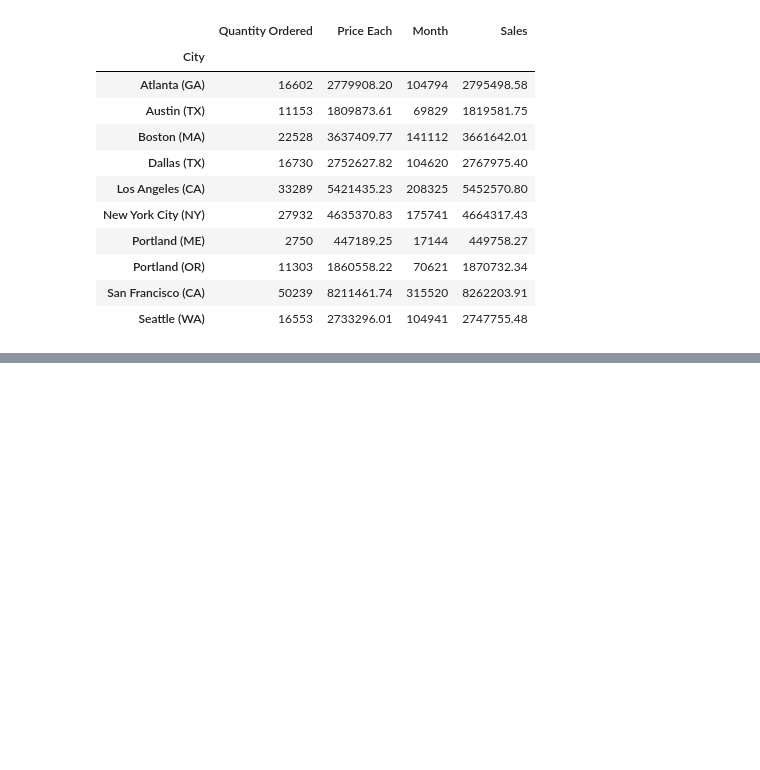
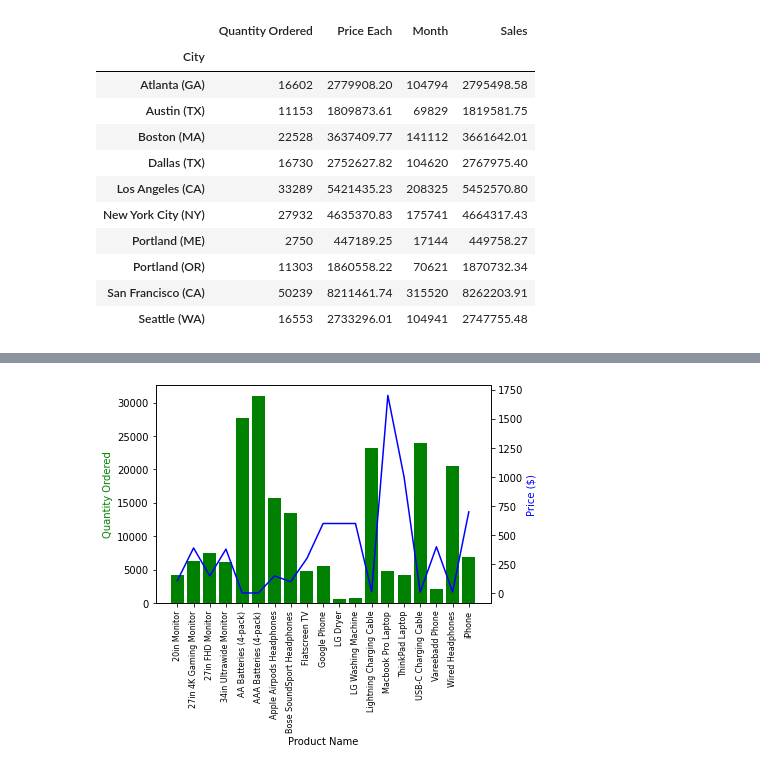
Before and after one commit to Mona-Klj/Electronic_Sales_Analysis_USA, a Jupyter notebook: SalesAnalysis_Project.ipynb, the cells around one changed output, grey strips where cells are left out. Saved outputs shown, nothing was run; the diff lists cells and outputs as text; code cells hidden in the pictures; blank space fills up the shorter version.

```diff
--- a/SalesAnalysis_Project.ipynb
+++ b/SalesAnalysis_Project.ipynb
@@ -173,0 +278,18 @@ plt.show()
+# %%
+# we want to see the correlation between the proces and quantity of products that sales all together
+prices = all_data.groupby('Product').mean()['Price Each']
+#print(products)
+fig, ax1 = plt.subplots()
+
+ax2 = ax1.twinx()
+ax1.bar(products, quantity_ordered, color='g')
+ax2.plot(products, prices, color='b')
+
+ax1.set_xlabel('Product Name')
+ax1.set_ylabel('Quantity Ordered', color='g')
+ax2.set_ylabel('Price ($)', color='b')
+ax1.set_xticklabels(products, rotation='vertical', size=8)
+
+fig.show()
+# %% [output]
+[figure, added]
```
Also changed, not shown: parts of 14 cells of this notebook.
